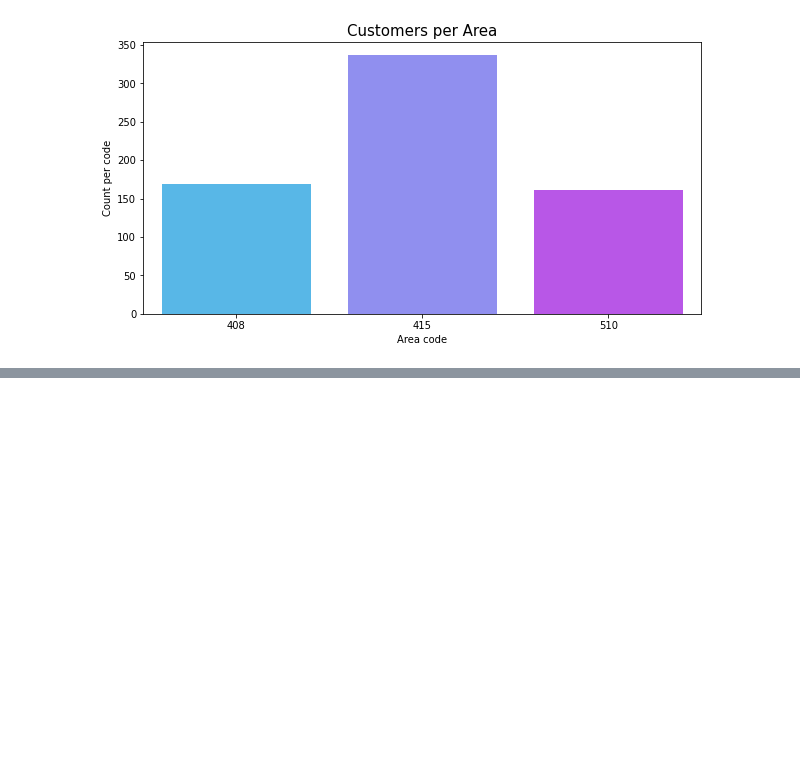
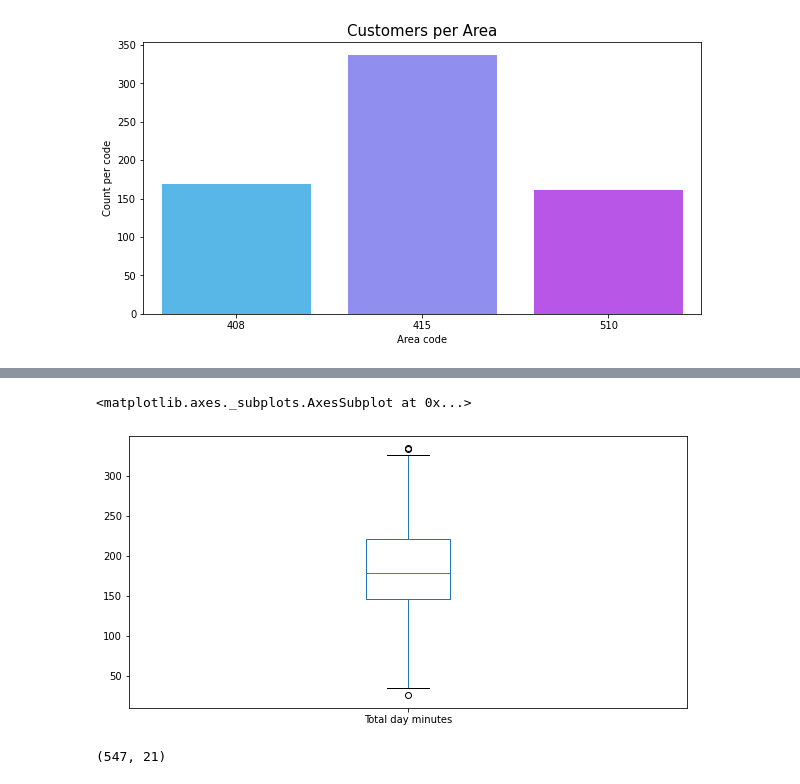
Before and after one commit to aparna-ks/EDA, a Jupyter notebook: EDA_TelecomChurn.ipynb, the cells around one changed output, grey strips where cells are left out. Saved outputs shown, nothing was run; the diff lists cells and outputs as text; code cells hidden in the pictures; blank space fills up the shorter version.

```diff
--- a/EDA_TelecomChurn.ipynb
+++ b/EDA_TelecomChurn.ipynb
@@ -216,0 +259,11 @@ plt.show()
+# %%
+df['Total day minutes'].plot.box()
+# %% [output]
+<matplotlib.axes._subplots.AxesSubplot at 0x...>
+[figure, added]
+# %%
+#remove outliers
+df_no_outliers_dmin = df[(df['Total day minutes']<250) & (df['Total day minutes']>100) ]
+df_no_outliers_dmin.shape
+# %% [output]
+(547, 21)
```
Also changed, not shown: parts of 19 cells of this notebook.
